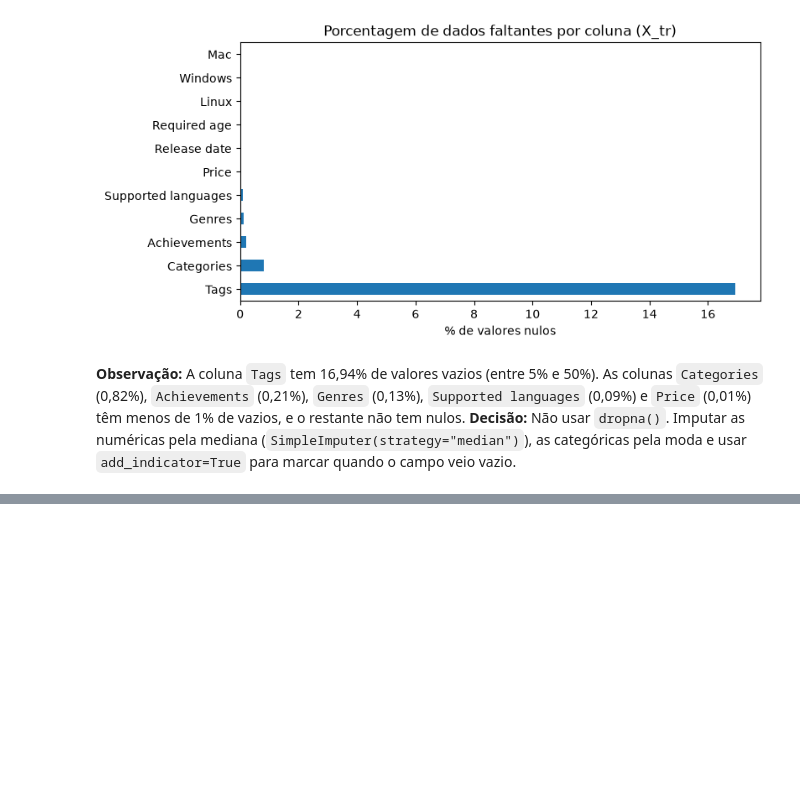
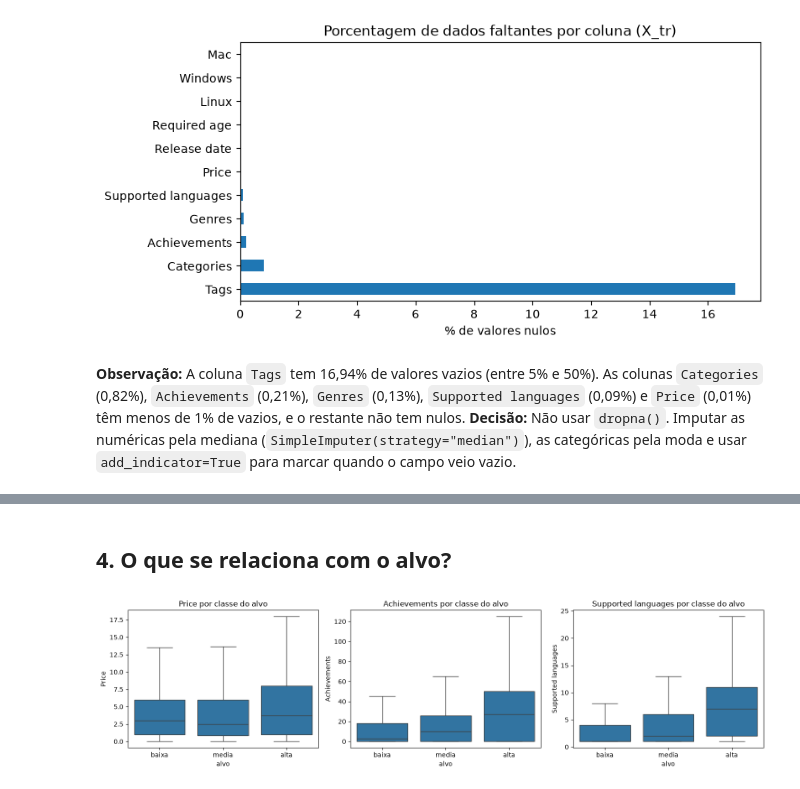
Before and after one commit to KenzoSenna/MeuJogoEBaum, a Jupyter notebook: 01_eda.ipynb, the cells around one changed output, grey strips where cells are left out. Drawn from its saved outputs; the diff is of its cells as text; code cells hidden in the pictures; blank space fills up the shorter version.

```diff
--- a/01_eda.ipynb
+++ b/01_eda.ipynb
@@ -177,0 +233,21 @@ dtype: float64
+# %% [markdown]
+## 4. O que se relaciona com o alvo?
+# %%
+df_treino = X_tr.copy()
+df_treino['alvo'] = y_tr
+
+fig, axes = plt.subplots(1, 3, figsize=(15, 4))
+
+sns.boxplot(data=df_treino, x='alvo', y='Price', order=['baixa', 'media', 'alta'], showfliers=False, ax=axes[0])
+axes[0].set_title('Price por classe do alvo')
+
+sns.boxplot(data=df_treino, x='alvo', y='Achievements', order=['baixa', 'media', 'alta'], showfliers=False, ax=axes[1])
+axes[1].set_title('Achievements por classe do alvo')
+
+sns.boxplot(data=df_treino, x='alvo', y='Supported languages', order=['baixa', 'media', 'alta'], showfliers=False, ax=axes[2])
+axes[2].set_title('Supported languages por classe do alvo')
+
+plt.tight_layout()
+plt.show()
+# %% [output]
+[figure, added]
```
Also changed, not shown: parts of 11 cells of this notebook.
